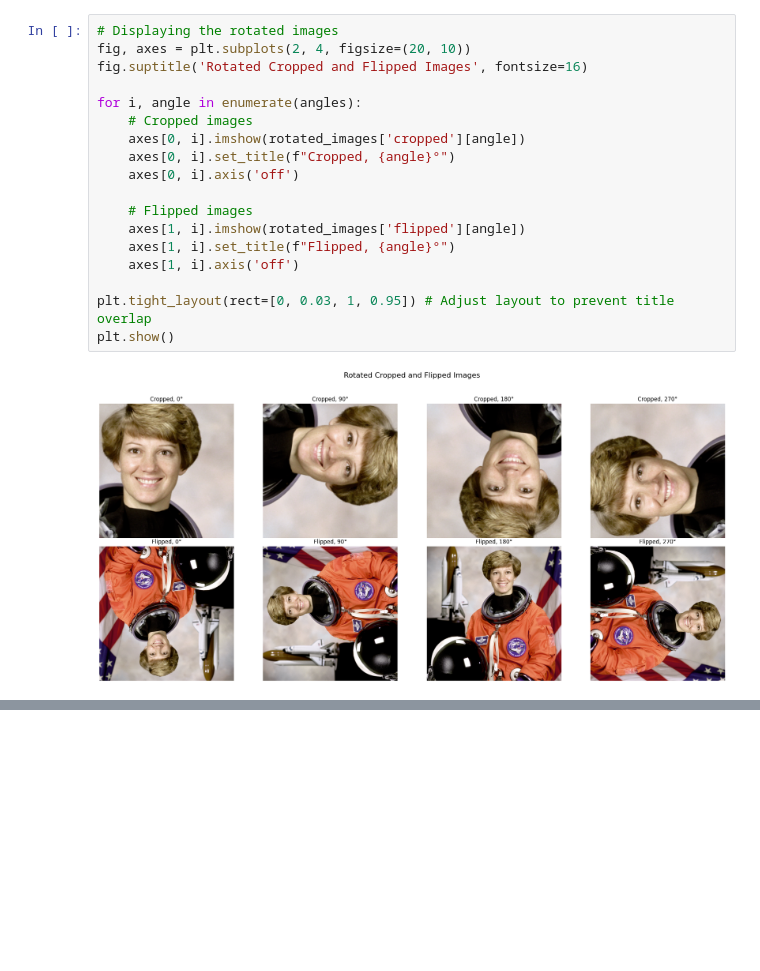
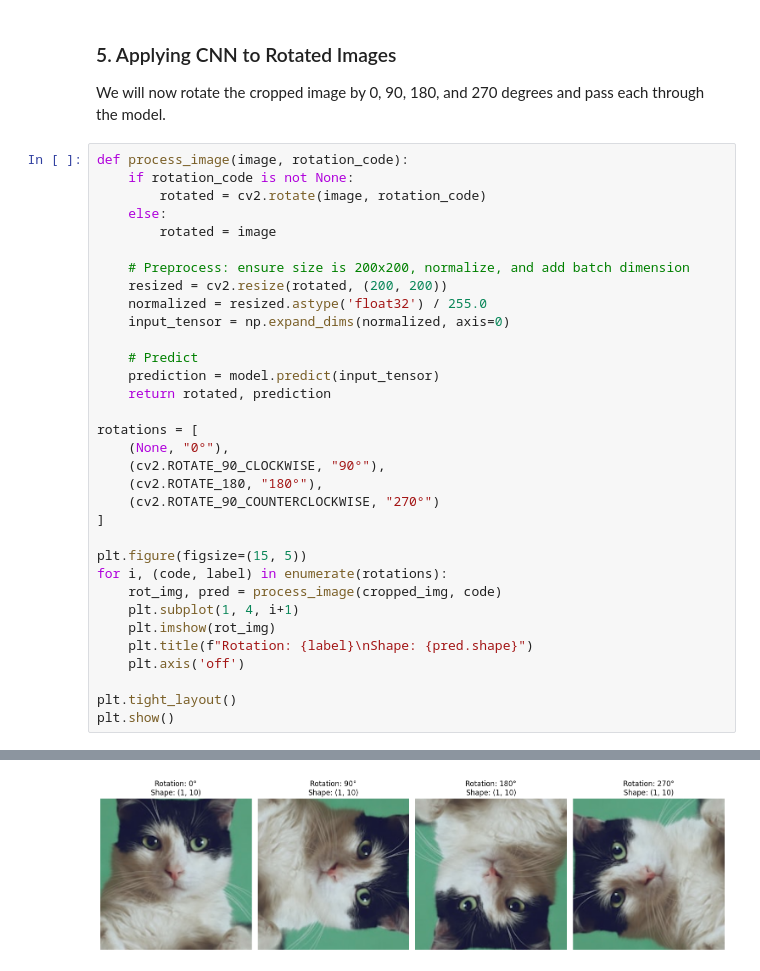
Before and after one commit to Pheonix1795/MDS_LAB, a Jupyter notebook: MDS_WEEK3.ipynb, the cells around one changed output, grey strips where cells are left out. Drawn from its saved outputs; the diff is of its cells as text; blank space fills up the shorter version.

```diff
--- a/MDS_WEEK3.ipynb
+++ b/MDS_WEEK3.ipynb
@@ -211,20 +122,37 @@ Flipped image (rotated 270 degrees): (1, 10)
-# %%
-# Displaying the rotated images
-fig, axes = plt.subplots(2, 4, figsize=(20, 10))
-fig.suptitle('Rotated Cropped and Flipped Images', fontsize=16)
-
-for i, angle in enumerate(angles):
-    # Cropped images
-    axes[0, i].imshow(rotated_images['cropped'][angle])
-    axes[0, i].set_title(f"Cropped, {angle}°")
-    axes[0, i].axis('off')
-
-    # Flipped images
-    axes[1, i].imshow(rotated_images['flipped'][angle])
-    axes[1, i].set_title(f"Flipped, {angle}°")
-    axes[1, i].axis('off')
-
-plt.tight_layout(rect=[0, 0.03, 1, 0.95]) # Adjust layout to prevent title overlap
-plt.show()
-# %% [output]
-[figure, removed]
+# %% [markdown]
+### 5. Applying CNN to Rotated Images
+We will now rotate the cropped image by 0, 90, 180, and 270 degrees and pass each through the model.
+# %%
+def process_image(image, rotation_code):
+    if rotation_code is not None:
+        rotated = cv2.rotate(image, rotation_code)
+    else:
+        rotated = image
+
+    # Preprocess: ensure size is 200x200, normalize, and add batch dimension
+    resized = cv2.resize(rotated, (200, 200))
+    normalized = resized.astype('float32') / 255.0
+    input_tensor = np.expand_dims(normalized, axis=0)
+
+    # Predict
+    prediction = model.predict(input_tensor)
+    return rotated, prediction
+
+rotations = [
+    (None, "0°"),
+    (cv2.ROTATE_90_CLOCKWISE, "90°"),
+    (cv2.ROTATE_180, "180°"),
+    (cv2.ROTATE_90_COUNTERCLOCKWISE, "270°")
+]
+
+plt.figure(figsize=(15, 5))
+for i, (code, label) in enumerate(rotations):
+    rot_img, pred = process_image(cropped_img, code)
+    plt.subplot(1, 4, i+1)
+    plt.imshow(rot_img)
+    plt.title(f"Rotation: {label}\nShape: {pred.shape}")
+    plt.axis('off')
+
+plt.tight_layout()
+plt.show()
+# %% [output]
@@ -230,0 +163 @@ plt.show()
+[figure, added]
```
Also changed, not shown: parts of 13 cells of this notebook.
